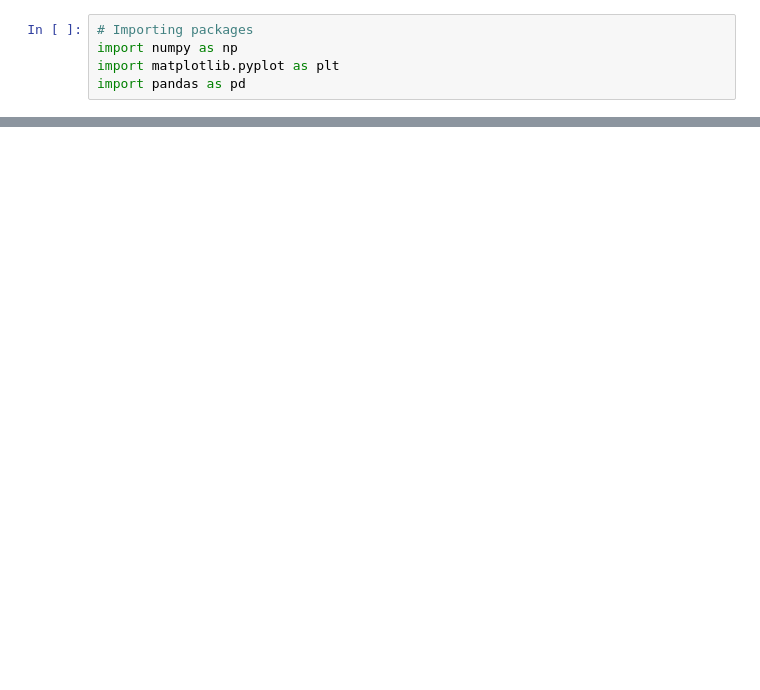
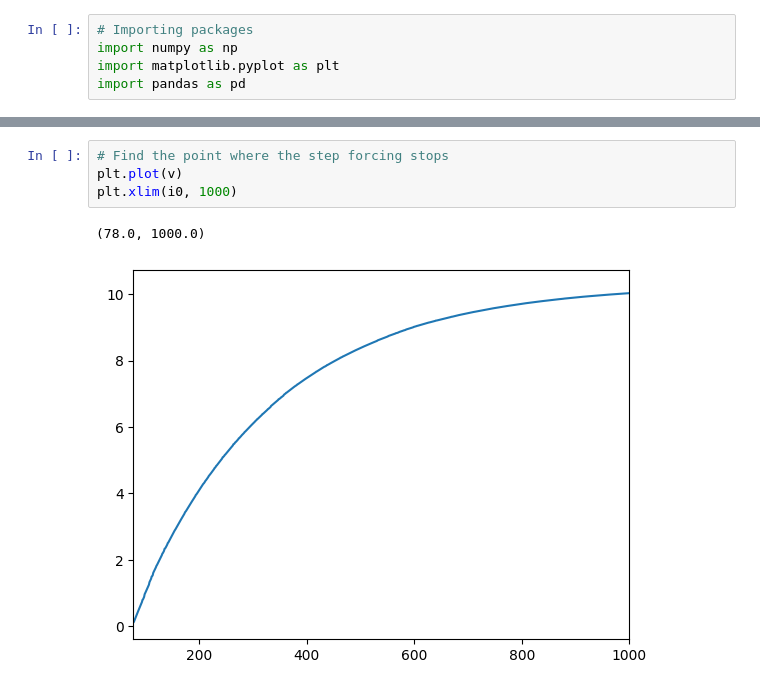
Before and after one commit to EP-Shark/MET4400C_Ins-obs_labs, a Jupyter notebook: Labs/lab_2_files/Full_lab2.ipynb, the cells around one changed output, grey strips where cells are left out. Cells and saved outputs as stored; diff of their text form; blank space fills up the shorter version.

```diff
--- a/Labs/lab_2_files/Full_lab2.ipynb
+++ b/Labs/lab_2_files/Full_lab2.ipynb
@@ -12,0 +62,7 @@ FileNotFoundError: [Errno 2] No such file or directory: '/Users/epalmer/MET4400C
+# %%
+# Find the point where the step forcing stops
+plt.plot(v)
+plt.xlim(i0, 1000)
+# %% [output]
+(78.0, 1000.0)
+[figure, added]
```
Also changed, not shown: parts of 6 cells of this notebook, 1 other file.
